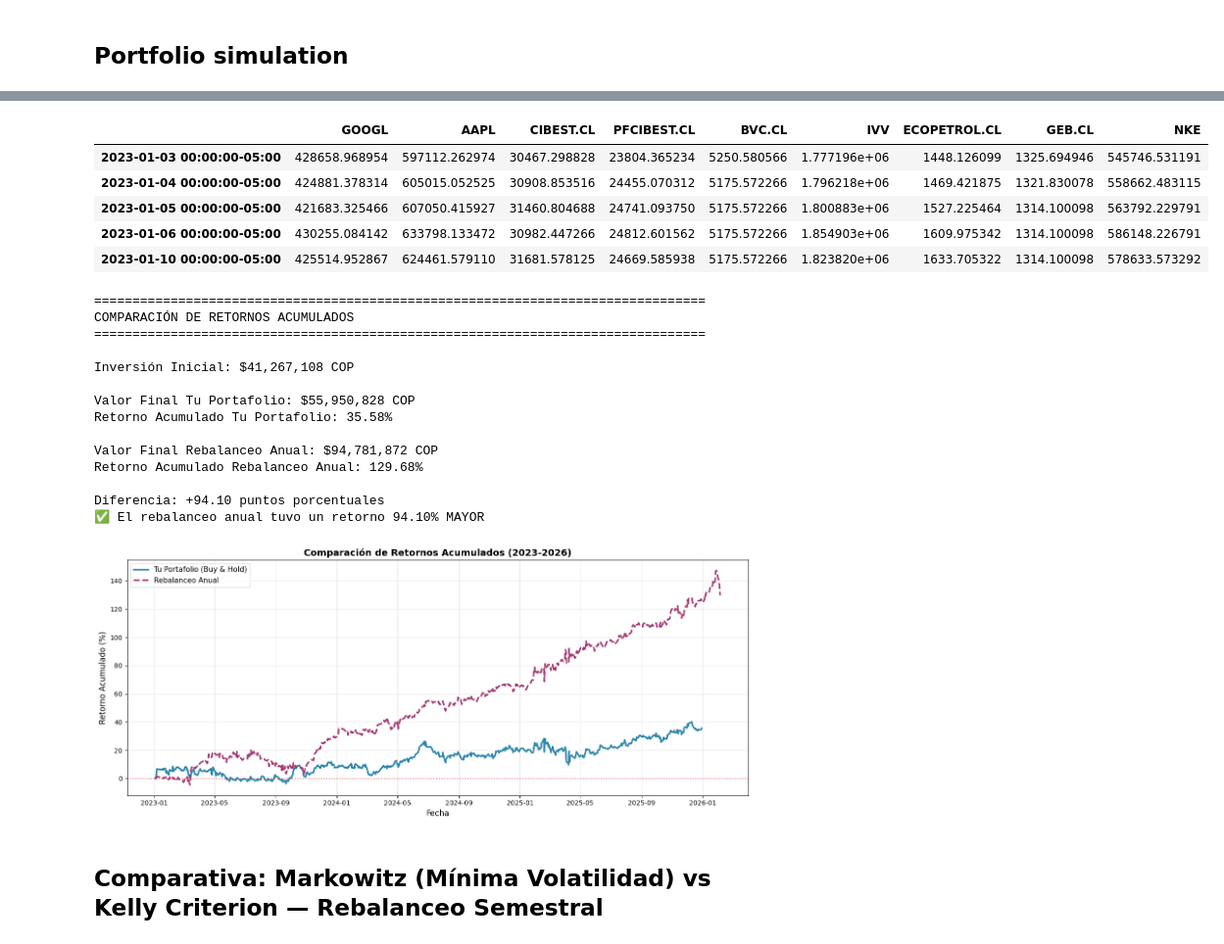
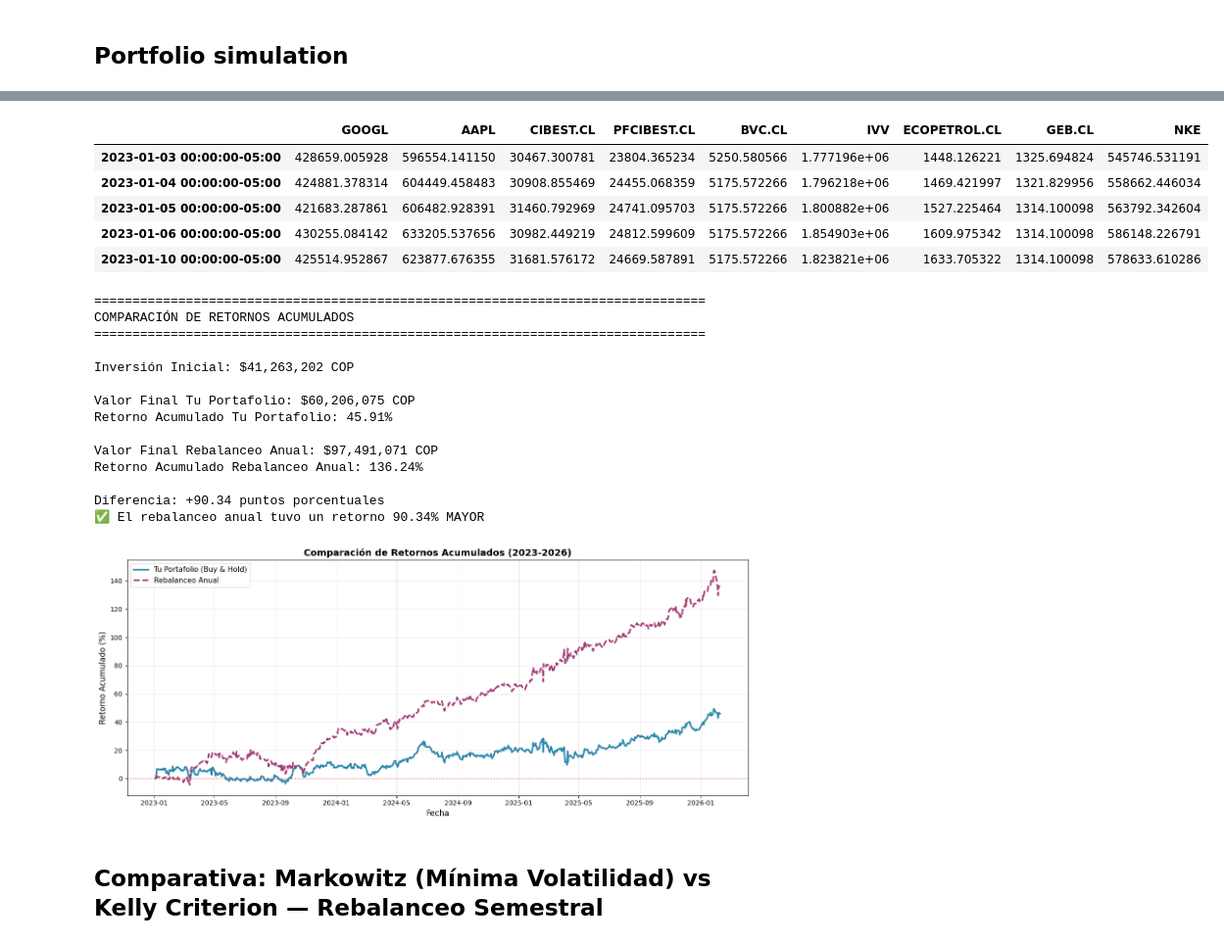
Before and after one commit to jaayg23/grade_CS, a Jupyter notebook: portfolios.ipynb, the cells around one changed output, grey strips where cells are left out. Shown at 98% size. Drawn from its saved outputs; the diff is of its cells as text; code cells hidden in the pictures.

```diff
--- a/portfolios.ipynb
+++ b/portfolios.ipynb
@@ -658,15 +677,15 @@ portfolio_values = {ticker: last_prices[ticker] * qty for ticker, qty in portfol
 total_value = sum(portfolio_values.values())
 weights = {ticker: val / total_value for ticker, val in portfolio_values.items()}
 # %%
-precios = descargar_precios(portfolio_data, start_date='2023-01-01', end_date='2026-01-01', stocks_en_usd=stocks_en_usd)
+precios = descargar_precios(portfolio_data, start_date='2023-01-01', end_date=datetime.now().strftime('%Y-%m-%d'), stocks_en_usd=stocks_en_usd)
 precios.head()
 # %% [output]
 |  | GOOGL | AAPL | CIBEST.CL | PFCIBEST.CL | BVC.CL | IVV | ECOPETROL.CL | GEB.CL | NKE |
-| 2023-01-03 00:00:00-05:00 | 428658.968954 | 597112.262974 | 30467.298828 | 23804.365234 | 5250.580566 | 1.777196e+06 | 1448.126099 | 1325.694946 | 545746.531191 |
-| 2023-01-04 00:00:00-05:00 | 424881.378314 | 605015.052525 | 30908.853516 | 24455.070312 | 5175.572266 | 1.796218e+06 | 1469.421875 | 1321.830078 | 558662.483115 |
-| 2023-01-05 00:00:00-05:00 | 421683.325466 | 607050.415927 | 31460.804688 | 24741.093750 | 5175.572266 | 1.800883e+06 | 1527.225464 | 1314.100098 | 563792.229791 |
-| 2023-01-06 00:00:00-05:00 | 430255.084142 | 633798.133472 | 30982.447266 | 24812.601562 | 5175.572266 | 1.854903e+06 | 1609.975342 | 1314.100098 | 586148.226791 |
-| 2023-01-10 00:00:00-05:00 | 425514.952867 | 624461.579110 | 31681.578125 | 24669.585938 | 5175.572266 | 1.823820e+06 | 1633.705322 | 1314.100098 | 578633.573292 |
+| 2023-01-03 00:00:00-05:00 | 428659.005928 | 596554.141150 | 30467.300781 | 23804.365234 | 5250.580566 | 1.777196e+06 | 1448.126221 | 1325.694824 | 545746.531191 |
+| 2023-01-04 00:00:00-05:00 | 424881.378314 | 604449.458483 | 30908.855469 | 24455.068359 | 5175.572266 | 1.796218e+06 | 1469.421997 | 1321.829956 | 558662.446034 |
+| 2023-01-05 00:00:00-05:00 | 421683.287861 | 606482.928391 | 31460.792969 | 24741.095703 | 5175.572266 | 1.800882e+06 | 1527.225464 | 1314.100098 | 563792.342604 |
+| 2023-01-06 00:00:00-05:00 | 430255.084142 | 633205.537656 | 30982.449219 | 24812.599609 | 5175.572266 | 1.854903e+06 | 1609.975342 | 1314.100098 | 586148.226791 |
+| 2023-01-10 00:00:00-05:00 | 425514.952867 | 623877.676355 | 31681.576172 | 24669.587891 | 5175.572266 | 1.823821e+06 | 1633.705322 | 1314.100098 | 578633.610286 |
 # %%
 # Calcular valor del portafolio cada día
 valor_portafolio = []
@@ -731,17 +750,17 @@ plt.show()
 COMPARACIÓN DE RETORNOS ACUMULADOS
 ================================================================================
 
-Inversión Inicial: $41,267,108 COP
+Inversión Inicial: $41,263,202 COP
 
-Valor Final Tu Portafolio: $55,950,828 COP
-Retorno Acumulado Tu Portafolio: 35.58%
+Valor Final Tu Portafolio: $60,206,075 COP
+Retorno Acumulado Tu Portafolio: 45.91%
 
-Valor Final Rebalanceo Anual: $94,781,872 COP
-Retorno Acumulado Rebalanceo Anual: 129.68%
+Valor Final Rebalanceo Anual: $97,491,071 COP
+Retorno Acumulado Rebalanceo Anual: 136.24%
 
-Diferencia: +94.10 puntos porcentuales
-✅ El rebalanceo anual tuvo un retorno 94.10% MAYOR
+Diferencia: +90.34 puntos porcentuales
+✅ El rebalanceo anual tuvo un retorno 90.34% MAYOR
-[figure, old version]
+[figure, new version]
 # %% [markdown]
 ## Comparativa: Markowitz (Mínima Volatilidad) vs Kelly Criterion — Rebalanceo Semestral
 # %%
```
Also changed, not shown: parts of 27 cells of this notebook, 12 other files.
